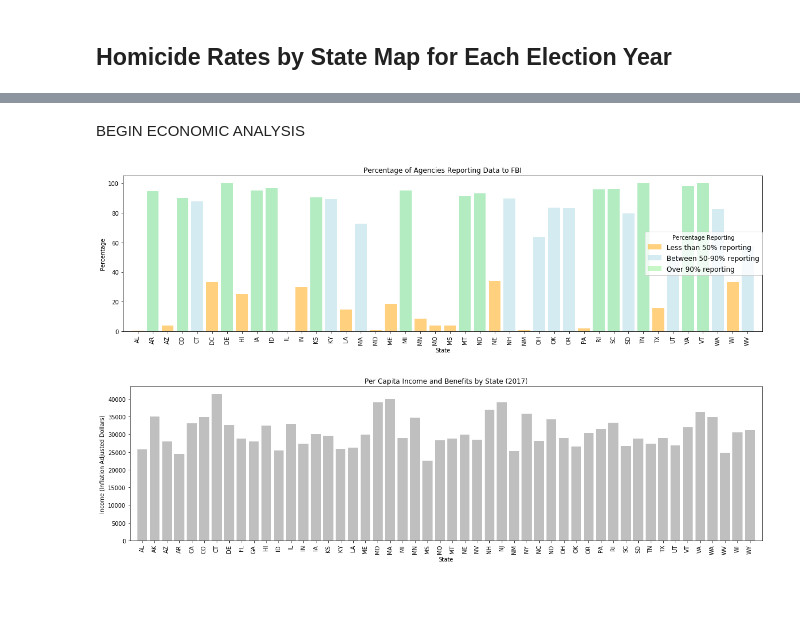
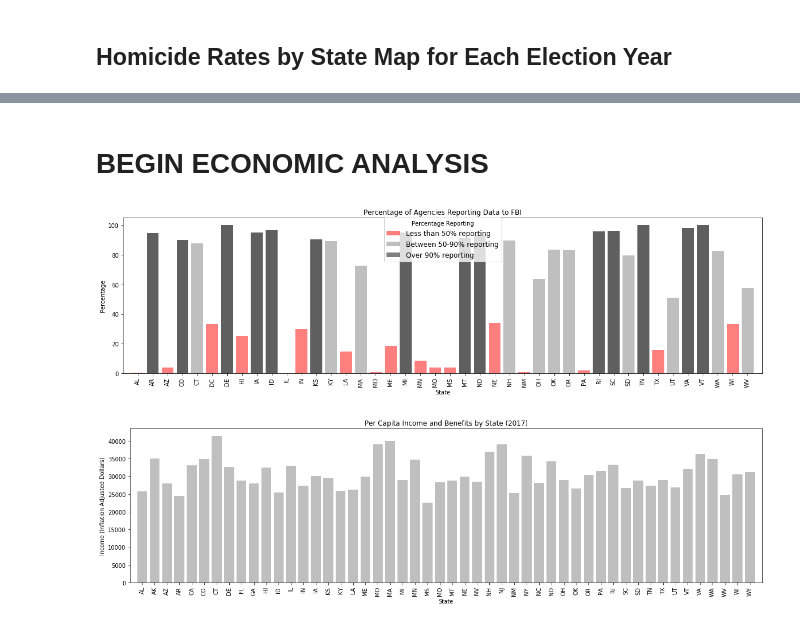
Before and after one commit to stace2775/07-Group_Project_1, a Jupyter notebook: GROUP_2_DATA_EXPLORATION_AND_CLEANUP.ipynb, the cells around one changed output, grey strips where cells are left out. Drawn from its saved outputs; the diff is of its cells as text; code cells hidden in the pictures; blank space fills up the shorter version.

```diff
--- a/GROUP_2_DATA_EXPLORATION_AND_CLEANUP.ipynb
+++ b/GROUP_2_DATA_EXPLORATION_AND_CLEANUP.ipynb
@@ -1251,37 +1150,37 @@ fig
 # %% [markdown]
-BEGIN ECONOMIC ANALYSIS
+# BEGIN ECONOMIC ANALYSIS
 # %%
 #PERCENTAGE OF AGENCIES REPORTING DATA TO THE FBI PER STATE
 a_states = agency_df['state_abbr']
 agency_pct = agency_df['Pct Active']
 x_axis = np.arange(len(a_states))
 
 plt.figure(figsize=(20, 5))
 
 mask2 = agency_pct < 50
 mask3 = agency_pct > 50
 mask4 = agency_pct > 90
 
 
-plt.bar(x_axis[mask2], agency_pct[mask2], color='orange', alpha=0.5, align='center', label="Less than 50% reporting")
-plt.bar(x_axis[mask3], agency_pct[mask3], color='lightblue', alpha=0.5, align='center' ,label='Between 50-90% reporting')
-plt.bar(x_axis[mask4], agency_pct[mask4], color='lightgreen', alpha=0.5, align='center' ,label='Over 90% reporting')
+plt.bar(x_axis[mask2], agency_pct[mask2], color='red', alpha=0.5, align='center', label="Less than 50% reporting")
+plt.bar(x_axis[mask3], agency_pct[mask3], color='gray', alpha=0.5, align='center' ,label='Between 50-90% reporting')
+plt.bar(x_axis[mask4], agency_pct[mask4], color='black', alpha=0.5, align='center' ,label='Over 90% reporting')
 
 
-plt.legend(loc='right', borderaxespad=0, fontsize = 12, title= "Percentage Reporting")
+plt.legend(loc='best', borderaxespad=0, fontsize = 12, title= "Percentage Reporting")
 
 tick_locations = [value for value in x_axis]
 plt.xticks(tick_locations, a_states, rotation="vertical")
 
 plt.xlim(-1, len(x_axis))
 
 plt.title("Percentage of Agencies Reporting Data to FBI")
 plt.xlabel("State")
 plt.ylabel("Percentage")
 
 plt.savefig("Images/Agencies_Reporting_to_FBI.png")
 # %% [output]
-[figure, old version]
+[figure, new version]
 # %%
 #PER CAPITA INCOME BY STATE FOR 2017 - - BASED ON 2017 CENSUS DATA ONLY
 c_states = ses_mrcensus['state_abbr']
```
Also changed, not shown: parts of 36 cells of this notebook, 16 other files.
